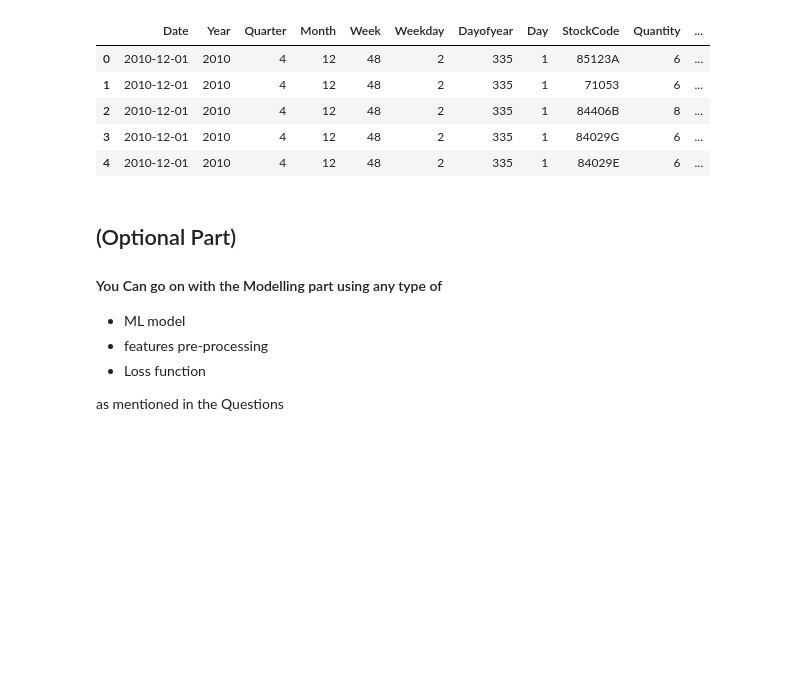
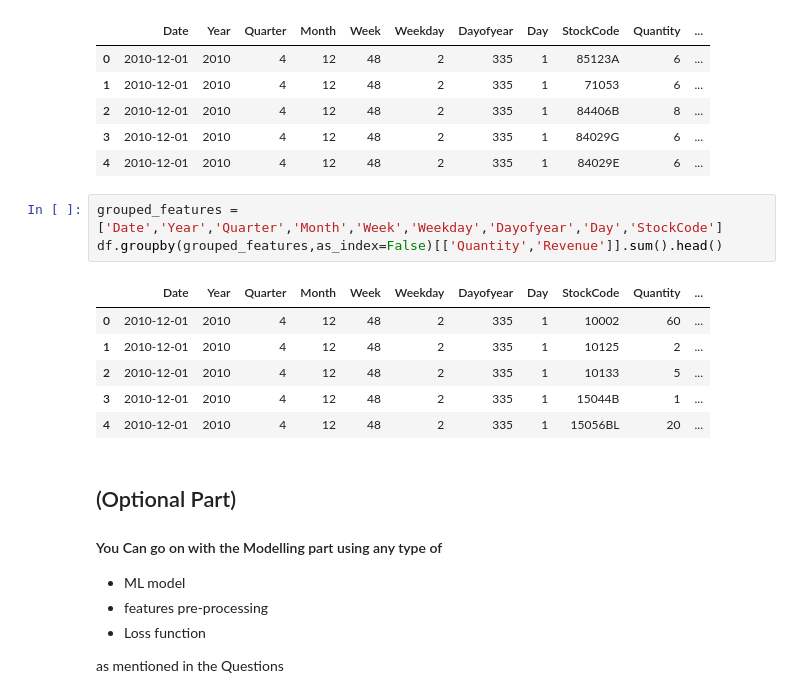
Before and after one commit to aroo530/NoahAI_Intern, a Jupyter notebook: E-Commerce/E-Commerce Notebook.ipynb, the cells around one changed output. Cells and saved outputs as stored; diff of their text form; blank space fills up the shorter version.

```diff
--- a/E-Commerce/E-Commerce Notebook.ipynb
+++ b/E-Commerce/E-Commerce Notebook.ipynb
@@ -214,6 +214,16 @@ grouped_features.head(5)
 | 2 | 2010-12-01 | 2010 | 4 | 12 | 48 | 2 | 335 | 1 | 84406B | 8 | ... |
 | 3 | 2010-12-01 | 2010 | 4 | 12 | 48 | 2 | 335 | 1 | 84029G | 6 | ... |
 | 4 | 2010-12-01 | 2010 | 4 | 12 | 48 | 2 | 335 | 1 | 84029E | 6 | ... |
+# %%
+grouped_features = ['Date','Year','Quarter','Month','Week','Weekday','Dayofyear','Day','StockCode']
+df.groupby(grouped_features,as_index=False)[['Quantity','Revenue']].sum().head()
+# %% [output]
+|  | Date | Year | Quarter | Month | Week | Weekday | Dayofyear | Day | StockCode | Quantity | ... |
+| 0 | 2010-12-01 | 2010 | 4 | 12 | 48 | 2 | 335 | 1 | 10002 | 60 | ... |
+| 1 | 2010-12-01 | 2010 | 4 | 12 | 48 | 2 | 335 | 1 | 10125 | 2 | ... |
+| 2 | 2010-12-01 | 2010 | 4 | 12 | 48 | 2 | 335 | 1 | 10133 | 5 | ... |
+| 3 | 2010-12-01 | 2010 | 4 | 12 | 48 | 2 | 335 | 1 | 15044B | 1 | ... |
+| 4 | 2010-12-01 | 2010 | 4 | 12 | 48 | 2 | 335 | 1 | 15056BL | 20 | ... |
 # %% [markdown]
 ## (Optional Part)
 #### You Can go on with the Modelling part using any type of
```
Also changed, not shown: parts of 2 cells of this notebook.
